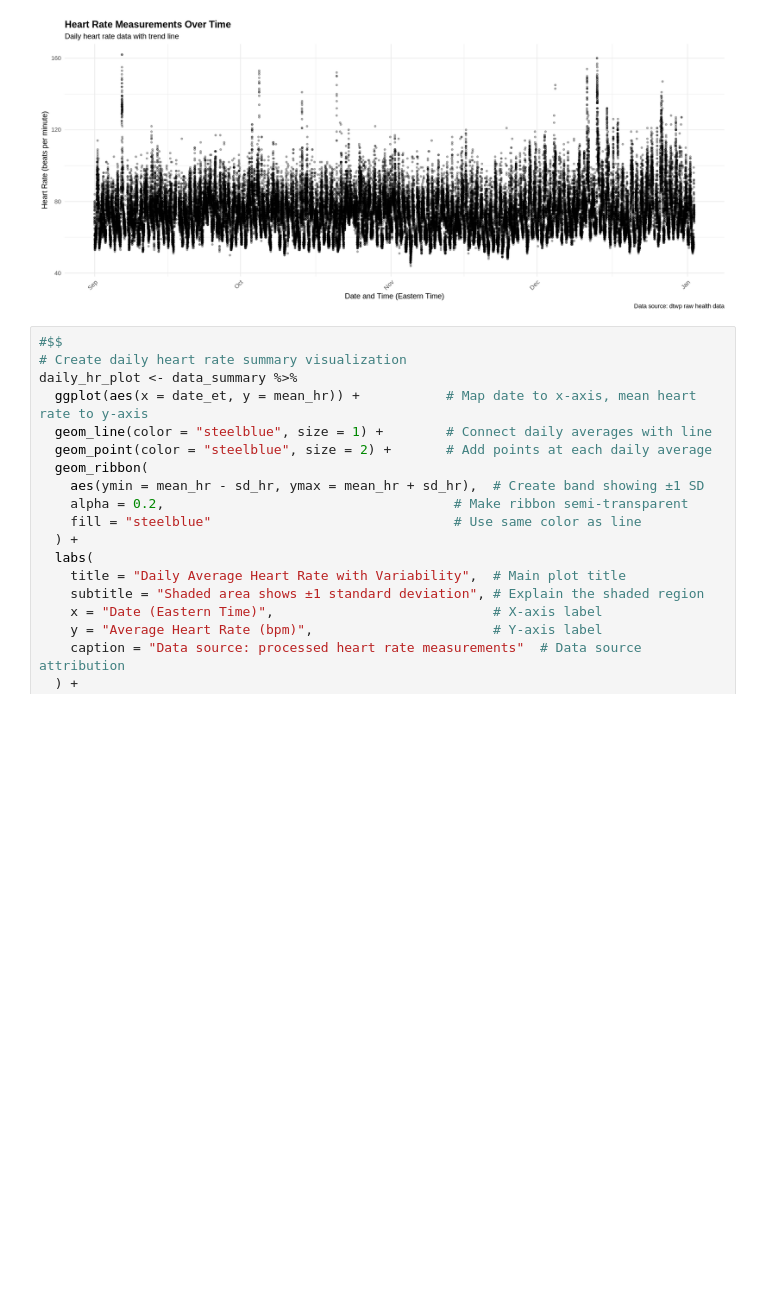
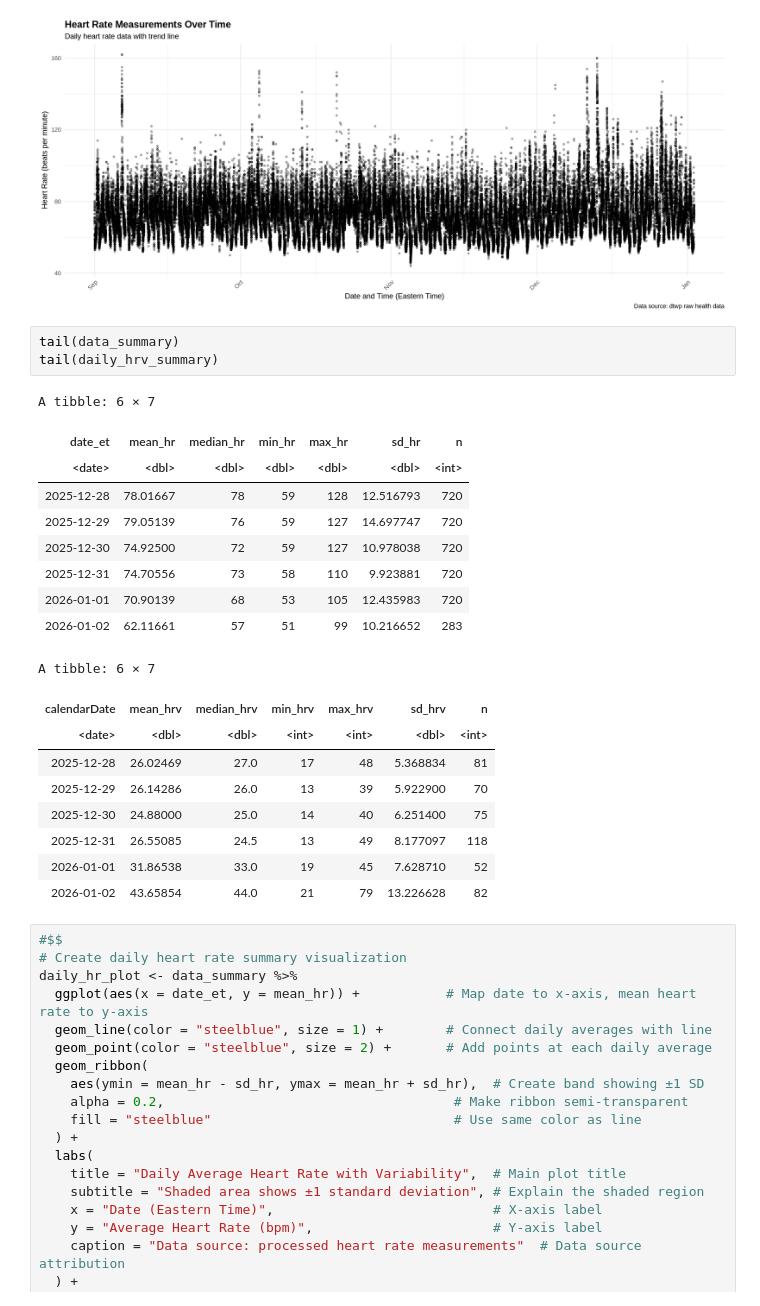
Before and after one commit to mahoneyjustinnj/myGarminHealth_JM, a Jupyter notebook: analyzingGarminHeartDataColab.ipynb, the cells around one changed output. Cells and saved outputs as stored; diff of their text form; blank space fills up the shorter version.

```diff
--- a/analyzingGarminHeartDataColab.ipynb
+++ b/analyzingGarminHeartDataColab.ipynb
@@ -965,6 +927,28 @@ Warning message:
 Caused by error in `predLoess()`:
 ! workspace required (11300340155) is too large probably because of setting 'se = TRUE'.”
 [figure]
+# %%
+tail(data_summary)
+tail(daily_hrv_summary)
+# %% [output]
+A tibble: 6 × 7
+| date_et | mean_hr | median_hr | min_hr | max_hr | sd_hr | n |
+| <date> | <dbl> | <dbl> | <dbl> | <dbl> | <dbl> | <int> |
+| 2025-12-28 | 78.01667 | 78 | 59 | 128 | 12.516793 | 720 |
+| 2025-12-29 | 79.05139 | 76 | 59 | 127 | 14.697747 | 720 |
+| 2025-12-30 | 74.92500 | 72 | 59 | 127 | 10.978038 | 720 |
+| 2025-12-31 | 74.70556 | 73 | 58 | 110 | 9.923881 | 720 |
+| 2026-01-01 | 70.90139 | 68 | 53 | 105 | 12.435983 | 720 |
+| 2026-01-02 | 62.11661 | 57 | 51 | 99 | 10.216652 | 283 |
+A tibble: 6 × 7
+| calendarDate | mean_hrv | median_hrv | min_hrv | max_hrv | sd_hrv | n |
+| <date> | <dbl> | <dbl> | <int> | <int> | <dbl> | <int> |
+| 2025-12-28 | 26.02469 | 27.0 | 17 | 48 | 5.368834 | 81 |
+| 2025-12-29 | 26.14286 | 26.0 | 13 | 39 | 5.922900 | 70 |
+| 2025-12-30 | 24.88000 | 25.0 | 14 | 40 | 6.251400 | 75 |
+| 2025-12-31 | 26.55085 | 24.5 | 13 | 49 | 8.177097 | 118 |
+| 2026-01-01 | 31.86538 | 33.0 | 19 | 45 | 7.628710 | 52 |
+| 2026-01-02 | 43.65854 | 44.0 | 21 | 79 | 13.226628 | 82 |
 # %%
 #$$
 # Create daily heart rate summary visualization
```
Also changed, not shown: parts of 10 cells of this notebook.
